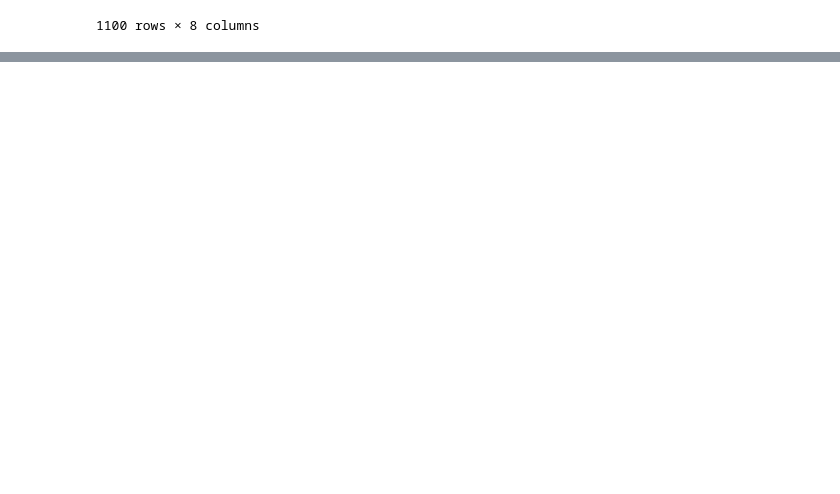
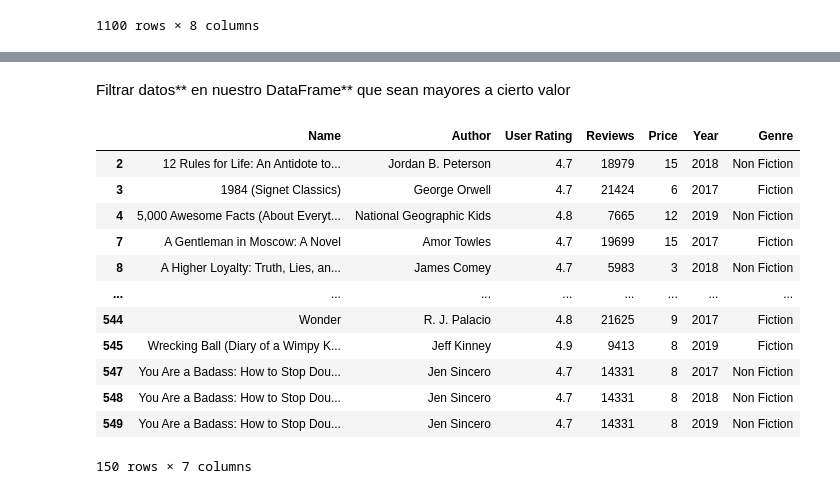
Before and after one commit to Carmen-N/Manipulaci-n-y-Transformaci-n-de-Datos-con-Pandas-y-NumPy, a Jupyter notebook: proyecto_con_Pandas_.ipynb, the cells around one changed output, grey strips where cells are left out. Saved outputs shown, nothing was run; the diff lists cells and outputs as text; code cells hidden in the pictures; blank space fills up the shorter version.

```diff
--- a/proyecto_con_Pandas_.ipynb
+++ b/proyecto_con_Pandas_.ipynb
@@ -337,0 +344,2 @@ df_books.append(df_books)
+# %%
+df_books = pd.read_csv('/bestsellers-with-categories.csv')
@@ -337,0 +354,3 @@ df_books.append(df_books)
+# %%
+mayor2016 = df_books['Year'] > 2016
+mayor2016
@@ -337,0 +370,18 @@ df_books.append(df_books)
+# %% [markdown]
+Filtrar datos** en nuestro DataFrame** que sean mayores a cierto valor
+# %%
+df_books[mayor2016]                                                             #filtra los datos que cumplen con la condicion
+# %% [output]
+|  | Name | Author | User Rating | Reviews | Price | Year | Genre |
+| 2 | 12 Rules for Life: An Antidote to... | Jordan B. Peterson | 4.7 | 18979 | 15 | 2018 | Non Fiction |
+| 3 | 1984 (Signet Classics) | George Orwell | 4.7 | 21424 | 6 | 2017 | Fiction |
+| 4 | 5,000 Awesome Facts (About Everyt... | National Geographic Kids | 4.8 | 7665 | 12 | 2019 | Non Fiction |
+| 7 | A Gentleman in Moscow: A Novel | Amor Towles | 4.7 | 19699 | 15 | 2017 | Fiction |
+| 8 | A Higher Loyalty: Truth, Lies, an... | James Comey | 4.7 | 5983 | 3 | 2018 | Non Fiction |
+| ... | ... | ... | ... | ... | ... | ... | ... |
+| 544 | Wonder | R. J. Palacio | 4.8 | 21625 | 9 | 2017 | Fiction |
+| 545 | Wrecking Ball (Diary of a Wimpy K... | Jeff Kinney | 4.9 | 9413 | 8 | 2019 | Fiction |
+| 547 | You Are a Badass: How to Stop Dou... | Jen Sincero | 4.7 | 14331 | 8 | 2017 | Non Fiction |
+| 548 | You Are a Badass: How to Stop Dou... | Jen Sincero | 4.7 | 14331 | 8 | 2018 | Non Fiction |
+| 549 | You Are a Badass: How to Stop Dou... | Jen Sincero | 4.7 | 14331 | 8 | 2019 | Non Fiction |
+150 rows × 7 columns
```
Also changed, not shown: parts of 30 cells of this notebook.
